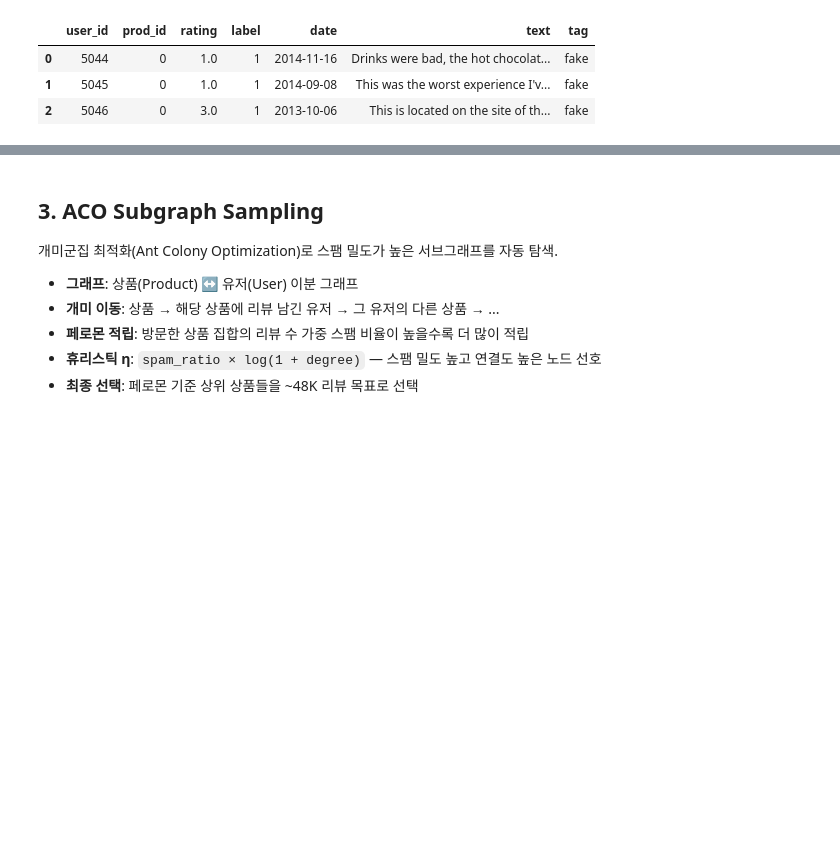
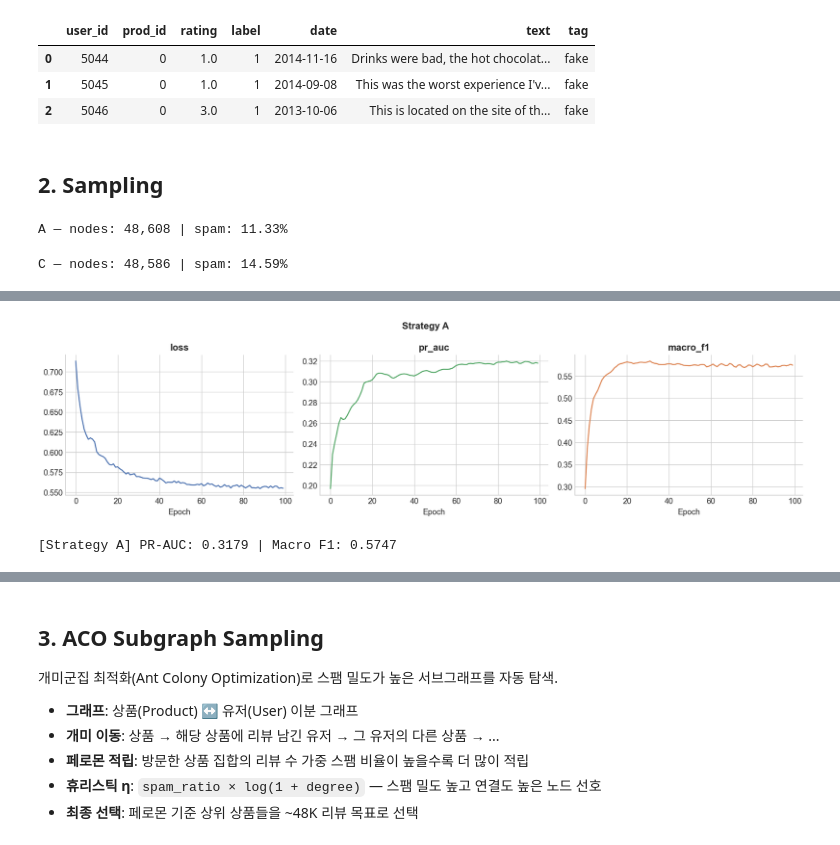
Before and after one commit to nepersoned/idta, a Jupyter notebook: archive/gnn.ipynb, the cells around one changed output, grey strips where cells are left out. Saved outputs shown, nothing was run; the diff lists cells and outputs as text; code cells hidden in the pictures; blank space fills up the shorter version.

```diff
--- a/archive/gnn.ipynb
+++ b/archive/gnn.ipynb
@@ -46,6 +46,22 @@ Total: 608,458 reviews | Spam ratio: 13.22%
 | 0 | 5044 | 0 | 1.0 | 1 | 2014-11-16 | Drinks were bad, the hot chocolat... | fake |
 | 1 | 5045 | 0 | 1.0 | 1 | 2014-09-08 | This was the worst experience I'v... | fake |
 | 2 | 5046 | 0 | 3.0 | 1 | 2013-10-06 | This is located on the site of th... | fake |
+# %% [markdown]
+## 2. Sampling
+# %%
+# Strategy A: 상위 상품 중심 (top 13)
+top_prods = prod_review_cnt.nlargest(13).index
+strat_A = df[df['prod_id'].isin(top_prods)].copy()
+print(f"A — nodes: {len(strat_A):,} | spam: {strat_A['label'].mean():.2%}")
+# %% [output]
+A — nodes: 48,608 | spam: 11.33%
+# %%
+# Strategy C: 스팸 비율 피크 구간 (2012년 1월~4월, EDA 기반)
+# Monthly Spam Ratio에서 15~16%로 전체 평균(13.22%) 대비 가장 높게 지속된 구간
+strat_C = df[(df['date'] >= '2012-01-01') & (df['date'] <= '2012-06-30')].copy()
+print(f"C — nodes: {len(strat_C):,} | spam: {strat_C['label'].mean():.2%}")
+# %% [output]
+C — nodes: 48,586 | spam: 14.59%
 # %%
 from itertools import combinations
 
@@ -151,3 +167,7 @@ def run_pipeline(raw_sub, name, epochs=100):
     plt.show()
     print(f"\n[{name}] PR-AUC: {history['pr_auc'][-1]:.4f} | Macro F1: {history['macro_f1'][-1]:.4f}")
     return history
+# %%
+# ── Strategy A 실행 ──
+hist_A = run_pipeline(strat_A, 'Strategy A')
+# %% [output]
@@ -153,0 +189,2 @@ def run_pipeline(raw_sub, name, epochs=100):
+[figure, added]
+[Strategy A] PR-AUC: 0.3179 | Macro F1: 0.5747
```
Also changed, not shown: parts of 7 cells of this notebook, 1 other file.
